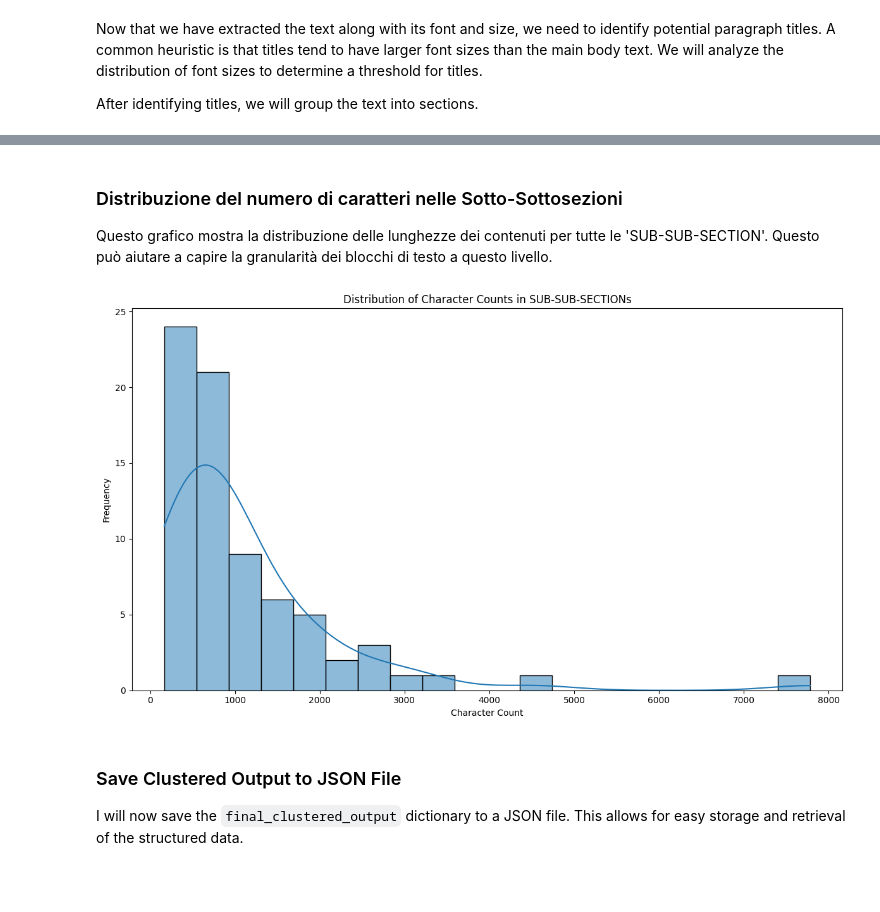
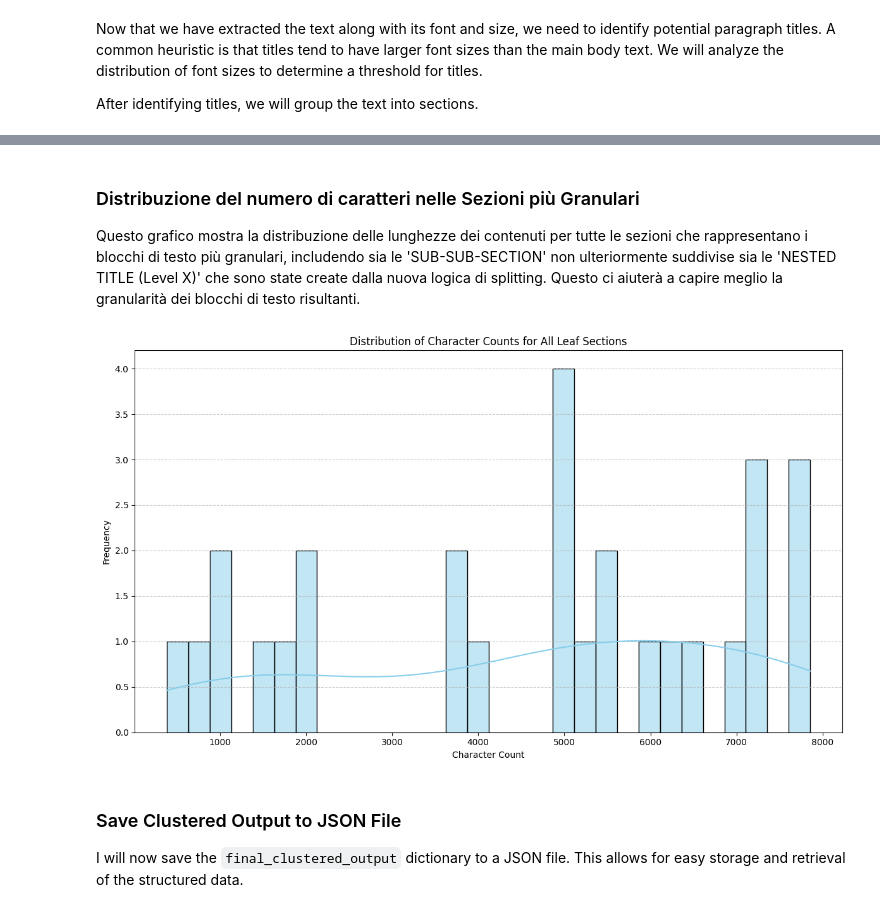
Before and after one commit to Nick97382000/Lettura_bilanci, a Jupyter notebook: Lettura bilanci.ipynb, the cells around one changed output, grey strips where cells are left out. Saved outputs shown, nothing was run; the diff lists cells and outputs as text; code cells hidden in the pictures; blank space fills up the shorter version.

```diff
--- a/Lettura bilanci.ipynb
+++ b/Lettura bilanci.ipynb
@@ -806,0 +139,14 @@ Passing `palette` without assigning `hue` is deprecated and will be removed in v
+# %%
+# New class to hold content string and its original DataFrame chunk
+import pandas as pd
+
+class LeafContent:
+    def __init__(self, content_string, df_chunk):
+        self.content_string = content_string
+        self.df_chunk = df_chunk
+
+    def __len__(self):
+        return len(self.content_string)
+
+    def __str__(self):
+        return self.content_string
@@ -807,23 +364,44 @@ Passing `palette` without assigning `hue` is deprecated and will be removed in v
 # %% [markdown]
-### Distribuzione del numero di caratteri nelle Sotto-Sottosezioni
+### Distribuzione del numero di caratteri nelle Sezioni più Granulari
 
-Questo grafico mostra la distribuzione delle lunghezze dei contenuti per tutte le 'SUB-SUB-SECTION'. Questo può aiutare a capire la granularità dei blocchi di testo a questo livello.
+Questo grafico mostra la distribuzione delle lunghezze dei contenuti per tutte le sezioni che rappresentano i blocchi di testo più granulari, includendo sia le 'SUB-SUB-SECTION' non ulteriormente suddivise sia le 'NESTED TITLE (Level X)' che sono state create dalla nuova logica di splitting. Questo ci aiuterà a capire meglio la granularità dei blocchi di testo risultanti.
-# %%
-# Filter for only 'SUB-SUB-SECTION' entries
-sub_sub_sections_df = filtered_plot_df[filtered_plot_df['Level'] == 'SUB-SUB-SECTION'].copy()
-
-if not sub_sub_sections_df.empty:
-    plt.figure(figsize=(12, 7))
-    sns.histplot(sub_sub_sections_df['Character Count'], kde=True, bins=20, palette='viridis')
-    plt.title('Distribution of Character Counts in SUB-SUB-SECTIONs')
-    plt.xlabel('Character Count')
-    plt.ylabel('Frequency')
-    plt.tight_layout()
-    plt.show()
-else:
-    print("No SUB-SUB-SECTIONs found to plot their character count distribution.")
-# %% [output]
-[figure, removed]
+# %%
+import matplotlib.pyplot as plt
+import seaborn as sns
+
+def _get_leaf_section_lengths(data, lengths=None):
+    """
+    Recursively extracts the character lengths of all string (leaf) content
+    from the nested dictionary structure.
+    """
+    if lengths is None:
+        lengths = []
+    if isinstance(data, dict):
+        for value in data.values():
+            _get_leaf_section_lengths(value, lengths)
+    elif isinstance(data, LeafContent):
+        lengths.append(len(data.content_string))
+    return lengths
+
+# Extract all leaf section lengths
+all_leaf_content_lengths = _get_leaf_section_lengths(final_clustered_output)
+
+# Filter out lengths of 0, as they don't represent meaningful content
+all_leaf_content_lengths = [length for length in all_leaf_content_lengths if length > 0]
+
+if all_leaf_content_lengths:
+    plt.figure(figsize=(12, 7))
+    sns.histplot(all_leaf_content_lengths, kde=True, bins=30, color='skyblue')
+    plt.title('Distribution of Character Counts for All Leaf Sections')
+    plt.xlabel('Character Count')
+    plt.ylabel('Frequency')
+    plt.grid(axis='y', linestyle='--', alpha=0.7)
+    plt.tight_layout()
+    plt.show()
+else:
+    print("No content found to plot the character count distribution.")
+# %% [output]
+[figure, added]
 # %%
 output_dir = 'Lettura_bilanci/output'
 if not os.path.exists(output_dir):
```
Also changed, not shown: parts of 19 cells of this notebook.
